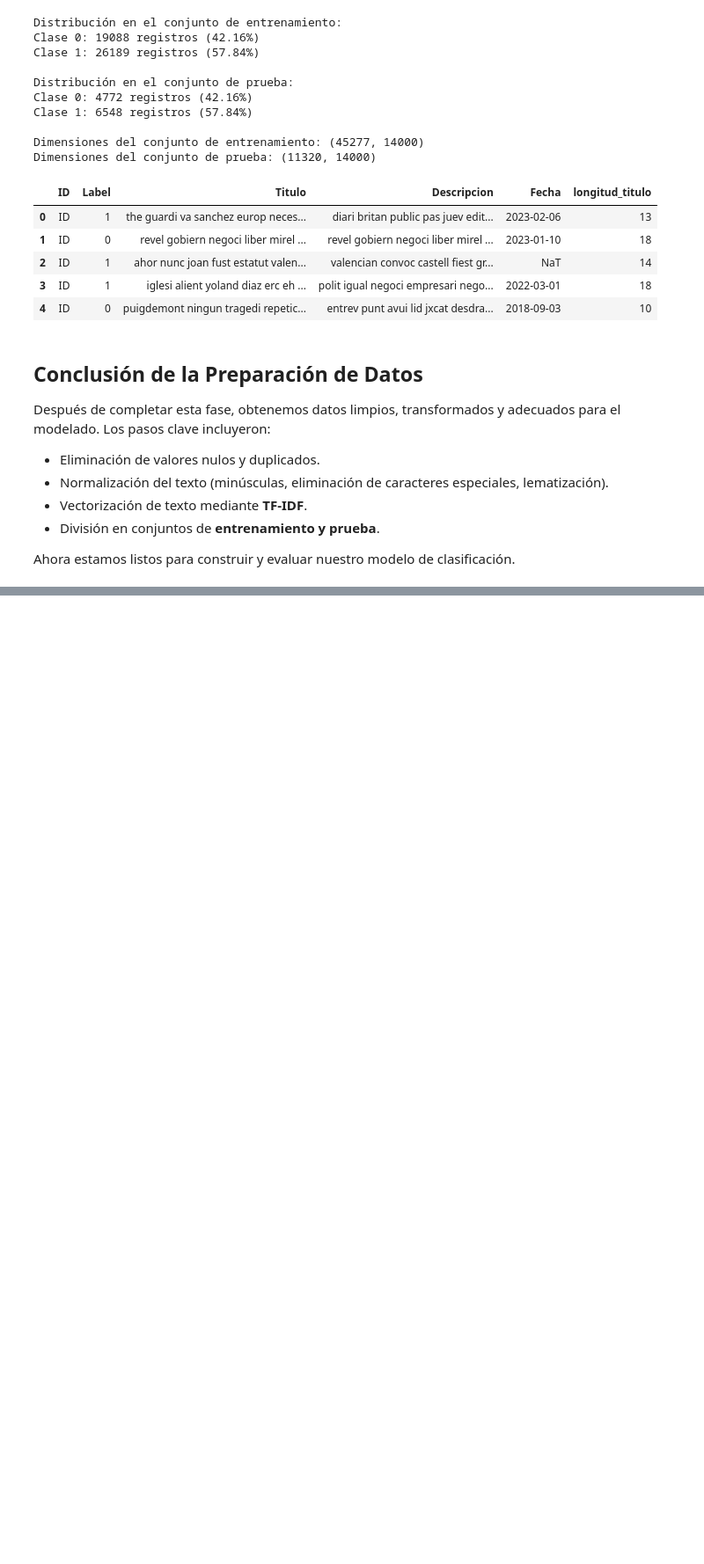
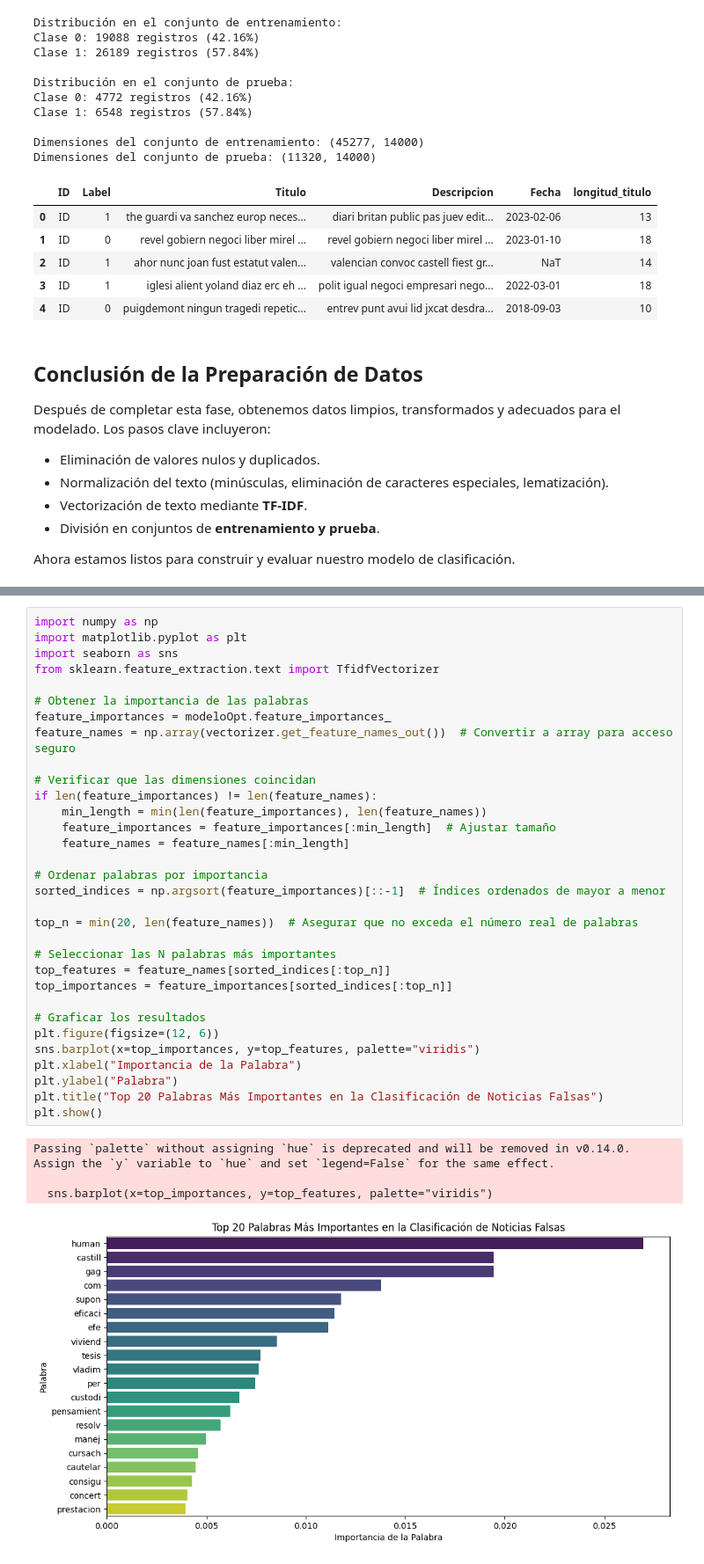
Before and after one commit to bryankamilx/Proyecto-1---BI, a Jupyter notebook: proyecto_1.ipynb, the cells around one changed output, grey strips where cells are left out. Shown at 88% size. Drawn from its saved outputs; the diff is of its cells as text; blank space fills up the shorter version.

```diff
--- a/proyecto_1.ipynb
+++ b/proyecto_1.ipynb
@@ -392,0 +677,37 @@ Ahora estamos listos para construir y evaluar nuestro modelo de clasificación.
+# %%
+import numpy as np
+import matplotlib.pyplot as plt
+import seaborn as sns
+from sklearn.feature_extraction.text import TfidfVectorizer
+
+# Obtener la importancia de las palabras
+feature_importances = modeloOpt.feature_importances_
+feature_names = np.array(vectorizer.get_feature_names_out())  # Convertir a array para acceso seguro
+
+# Verificar que las dimensiones coincidan
+if len(feature_importances) != len(feature_names):
+    min_length = min(len(feature_importances), len(feature_names))
+    feature_importances = feature_importances[:min_length]  # Ajustar tamaño
+    feature_names = feature_names[:min_length]
+
+# Ordenar palabras por importancia
+sorted_indices = np.argsort(feature_importances)[::-1]  # Índices ordenados de mayor a menor
+
+top_n = min(20, len(feature_names))  # Asegurar que no exceda el número real de palabras
+
+# Seleccionar las N palabras más importantes
+top_features = feature_names[sorted_indices[:top_n]]
+top_importances = feature_importances[sorted_indices[:top_n]]
+
+# Graficar los resultados
+plt.figure(figsize=(12, 6))
+sns.barplot(x=top_importances, y=top_features, palette="viridis")
+plt.xlabel("Importancia de la Palabra")
+plt.ylabel("Palabra")
+plt.title("Top 20 Palabras Más Importantes en la Clasificación de Noticias Falsas")
+plt.show()
+# %% [output]
+Passing `palette` without assigning `hue` is deprecated and will be removed in v0.14.0. Assign the `y` variable to `hue` and set `legend=False` for the same effect.
+
+  sns.barplot(x=top_importances, y=top_features, palette="viridis")
+[figure, added]
```
Also changed, not shown: parts of 65 cells of this notebook, 2 other files.
